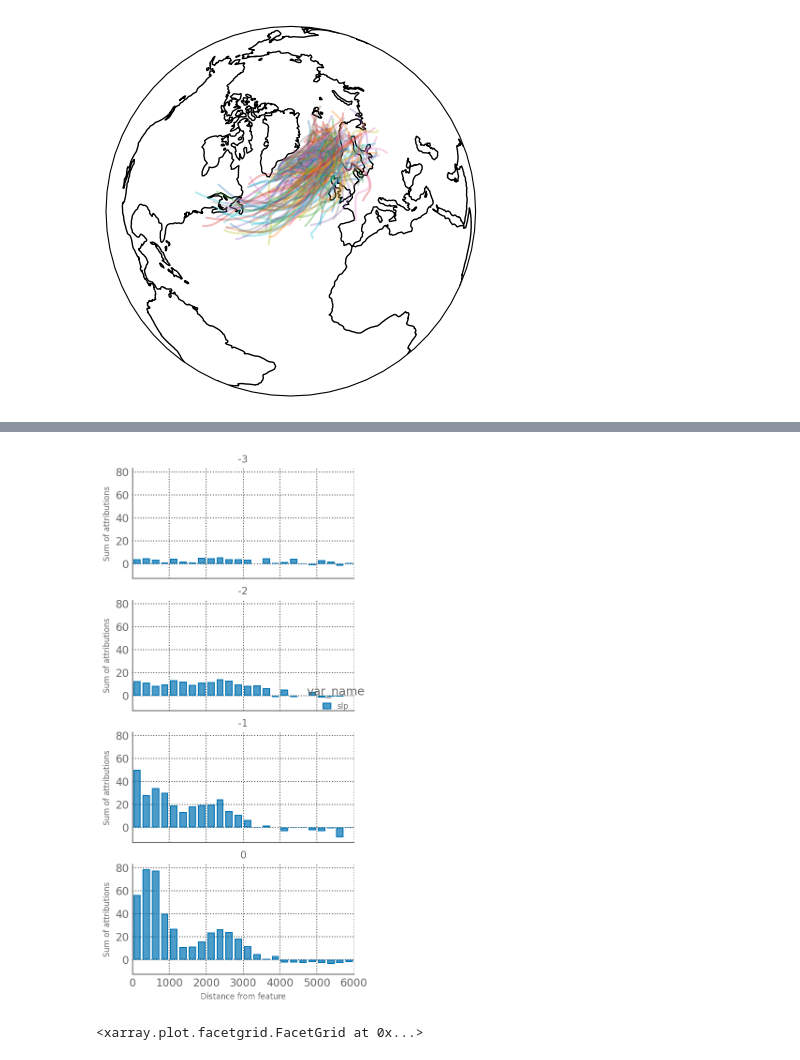
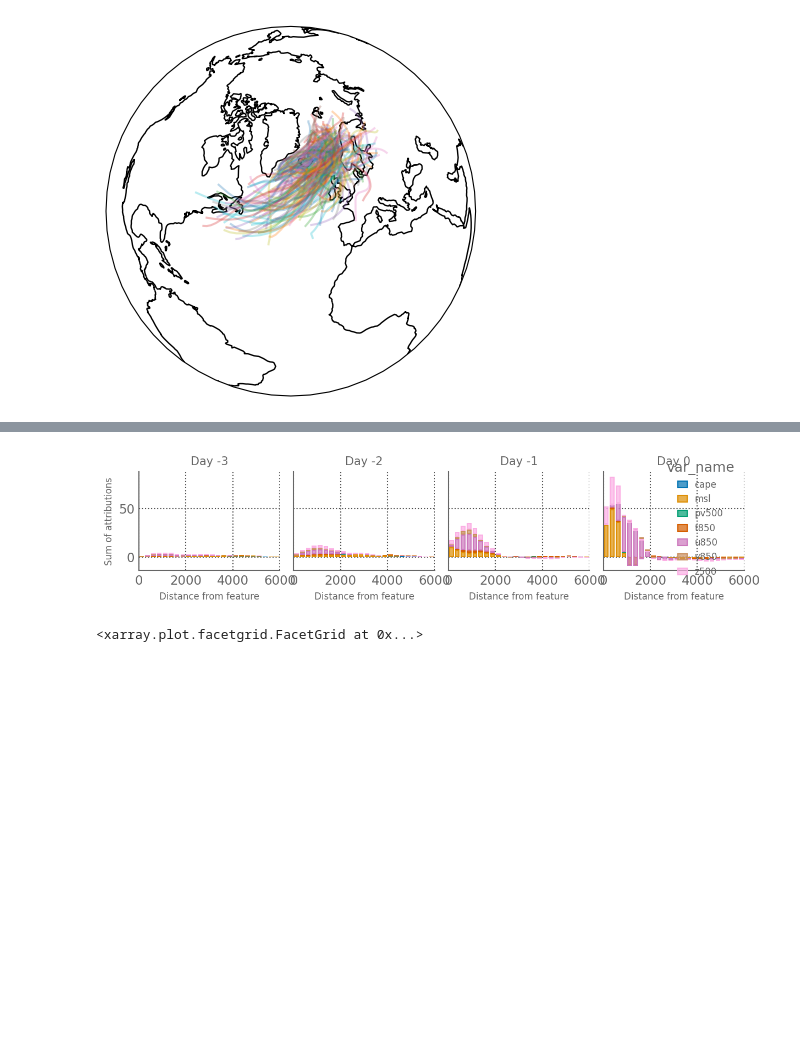
Before and after one commit to rguilcas/predict_rain_norway, a Jupyter notebook: assessment_of_nn/test_new_attributions.ipynb, the cells around one changed output, grey strips where cells are left out. Saved outputs shown, nothing was run; the diff lists cells and outputs as text; code cells hidden in the pictures; blank space fills up the shorter version.

```diff
--- a/assessment_of_nn/test_new_attributions.ipynb
+++ b/assessment_of_nn/test_new_attributions.ipynb
@@ -100,6 +141,7 @@ ds_attrs_dropout.features.sel(time=common_times).isel(time=1).plot(col='timestep
 [figure]
 [figure]
 # %%
+ds_attrs = xr.open_dataset('/Data/gfi/users/rogui7909/data/NN_outputs/attributions/6m848f5m_attributions_TP.nc')
 df_features = pd.read_csv("/Data/gfi/users/rogui7909/data/attribute_precip_features/western_norway/features_attributed_to_rain_per_day_WN.csv",index_col=0, parse_dates=True)
 ds_precip = xr.open_dataset('/Data/gfi/users/rogui7909/data/ERA5/precipitation/pr_era5_daily_westnorway_1940-2024.nc')
 
@@ -264,20 +306,20 @@ summed_attrs = df_.groupby(['timestep','var_name',pd.cut(df_.distances, distance
 # %%
 # summed_attrs = df_.groupby(['timestep','feature','var_name',pd.cut(df_.features_distance, np.arange(0,10000,200))]).attributions.sum().reset_index()
 summed_attrs['features_distance'] = [k.mid for k in summed_attrs.distances]
 # summed_attrs
 plot = (so.Plot(summed_attrs, x='features_distance', y='attributions', color='var_name')
  .add(so.Bar(),so.Stack())
- .facet(row='timestep',)
- .layout(size=(4,8))
+ .facet(col='timestep',)
+ .layout(size=(8,2))
  .theme(plt.style.library["robin"])
  .theme({'axes.grid':True, 'grid.color':'.3'})
  .limit(x=(0,6000))
  .label(x='Distance from feature', col='Day', y='Sum of attributions',)
  .show()
 #  .share(x=True, y=False)
 )
 # %% [output]
-[figure, old version]
+[figure, new version]
 # %%
 ds.attributions.isel(time=2).plot(col='timestep',row='var_name')
 # %% [output]
```
Also changed, not shown: parts of 9 cells of this notebook, 4 other files.
